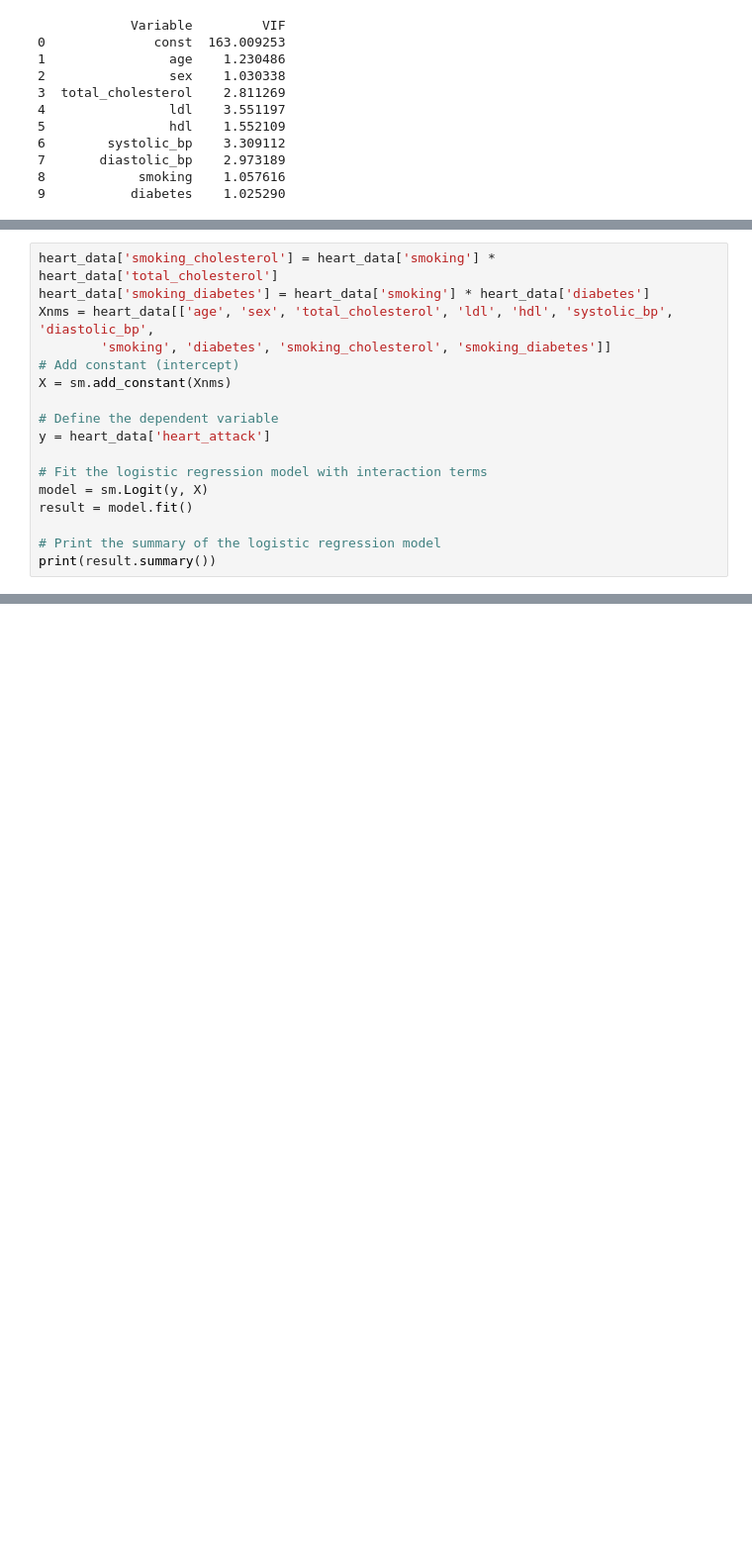
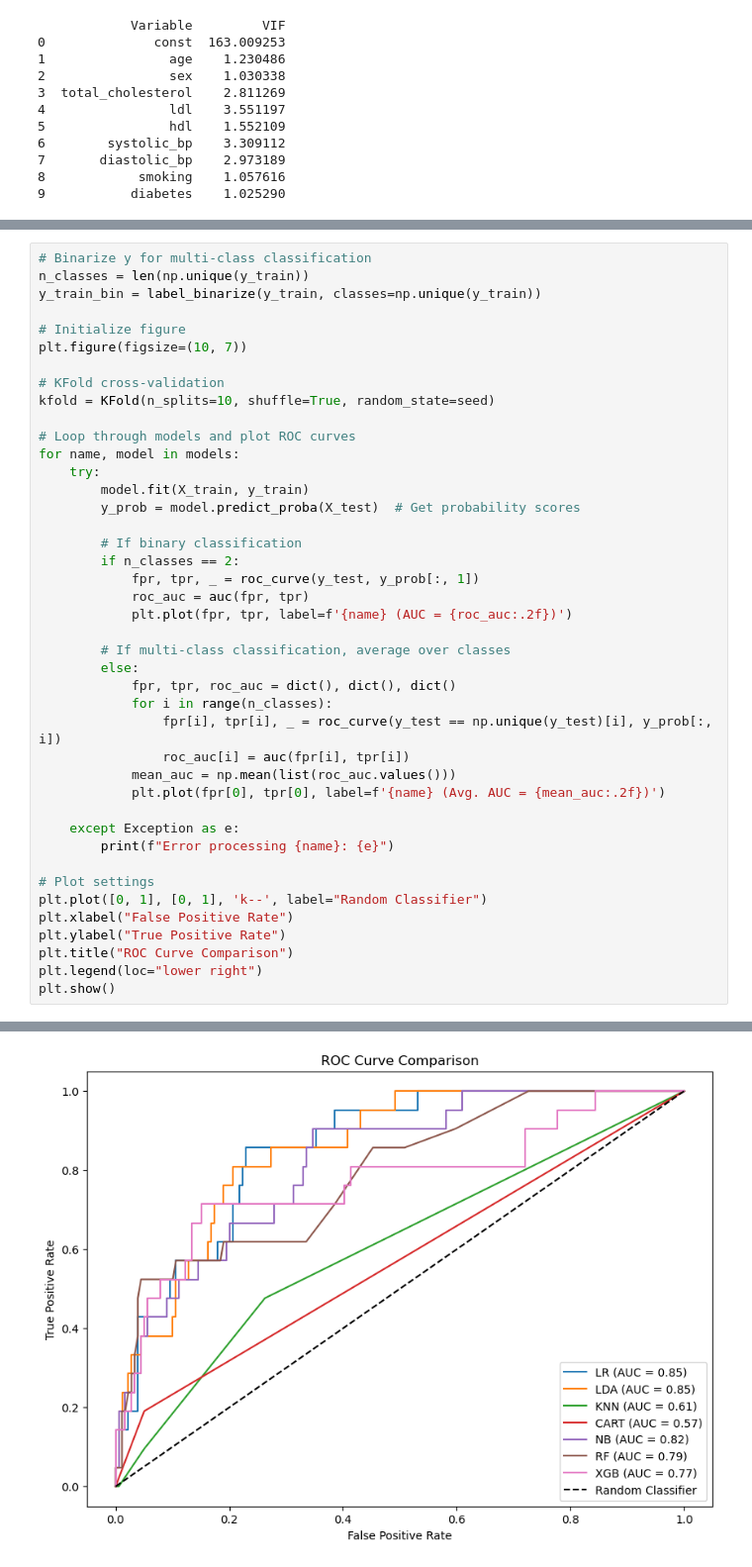
Before and after one commit to stephTchembeu/Heart_Attack_Risk_Assessment, a Jupyter notebook: script/hear_attack_analysis.ipynb, the cells around one changed output, grey strips where cells are left out. Shown at 99% size. Saved outputs shown, nothing was run; the diff lists cells and outputs as text; blank space fills up the shorter version.

```diff
--- a/script/hear_attack_analysis.ipynb
+++ b/script/hear_attack_analysis.ipynb
@@ -494,17 +496,0 @@ all the VIF values of these covariates are < 5 which indicate a low multicolline
-# %%
-heart_data['smoking_cholesterol'] = heart_data['smoking'] * heart_data['total_cholesterol']
-heart_data['smoking_diabetes'] = heart_data['smoking'] * heart_data['diabetes']
-Xnms = heart_data[['age', 'sex', 'total_cholesterol', 'ldl', 'hdl', 'systolic_bp', 'diastolic_bp',
-        'smoking', 'diabetes', 'smoking_cholesterol', 'smoking_diabetes']]
-# Add constant (intercept)
-X = sm.add_constant(Xnms)
-
-# Define the dependent variable
-y = heart_data['heart_attack']
-
-# Fit the logistic regression model with interaction terms
-model = sm.Logit(y, X)
-result = model.fit()
-
-# Print the summary of the logistic regression model
-print(result.summary())
@@ -597,0 +497,43 @@ ValueError: The indices for endog and exog are not aligned
+# %%
+# Binarize y for multi-class classification
+n_classes = len(np.unique(y_train))
+y_train_bin = label_binarize(y_train, classes=np.unique(y_train))
+
+# Initialize figure
+plt.figure(figsize=(10, 7))
+
+# KFold cross-validation
+kfold = KFold(n_splits=10, shuffle=True, random_state=seed)
+
+# Loop through models and plot ROC curves
+for name, model in models:
+    try:
+        model.fit(X_train, y_train)
+        y_prob = model.predict_proba(X_test)  # Get probability scores
+
+        # If binary classification
+        if n_classes == 2:
+            fpr, tpr, _ = roc_curve(y_test, y_prob[:, 1])
+            roc_auc = auc(fpr, tpr)
+            plt.plot(fpr, tpr, label=f'{name} (AUC = {roc_auc:.2f})')
+
+        # If multi-class classification, average over classes
+        else:
+            fpr, tpr, roc_auc = dict(), dict(), dict()
+            for i in range(n_classes):
+                fpr[i], tpr[i], _ = roc_curve(y_test == np.unique(y_test)[i], y_prob[:, i])
+                roc_auc[i] = auc(fpr[i], tpr[i])
+            mean_auc = np.mean(list(roc_auc.values()))
+            plt.plot(fpr[0], tpr[0], label=f'{name} (Avg. AUC = {mean_auc:.2f})')
+
+    except Exception as e:
+        print(f"Error processing {name}: {e}")
+
+# Plot settings
+plt.plot([0, 1], [0, 1], 'k--', label="Random Classifier")
+plt.xlabel("False Positive Rate")
+plt.ylabel("True Positive Rate")
+plt.title("ROC Curve Comparison")
+plt.legend(loc="lower right")
+plt.show()
+# %% [output]
@@ -597,0 +551 @@ ValueError: The indices for endog and exog are not aligned
+[figure, added]
```
Also changed, not shown: parts of 29 cells of this notebook.
